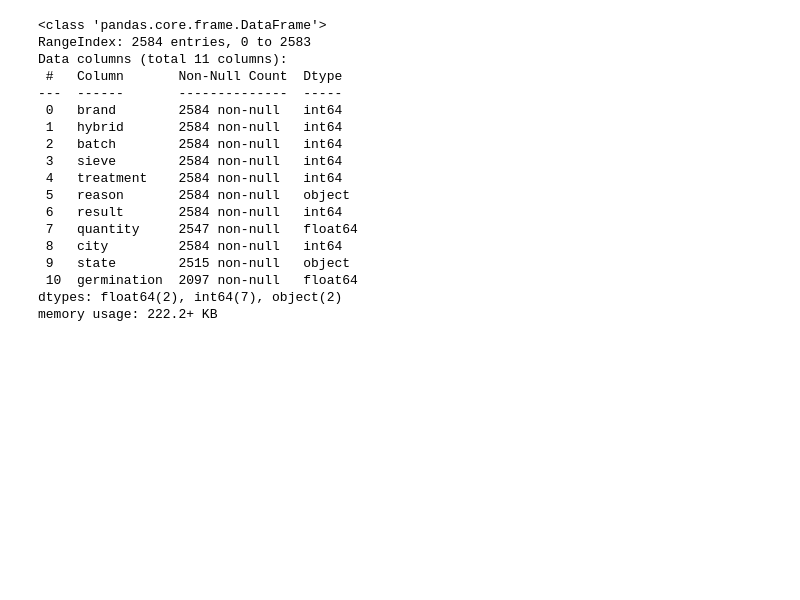
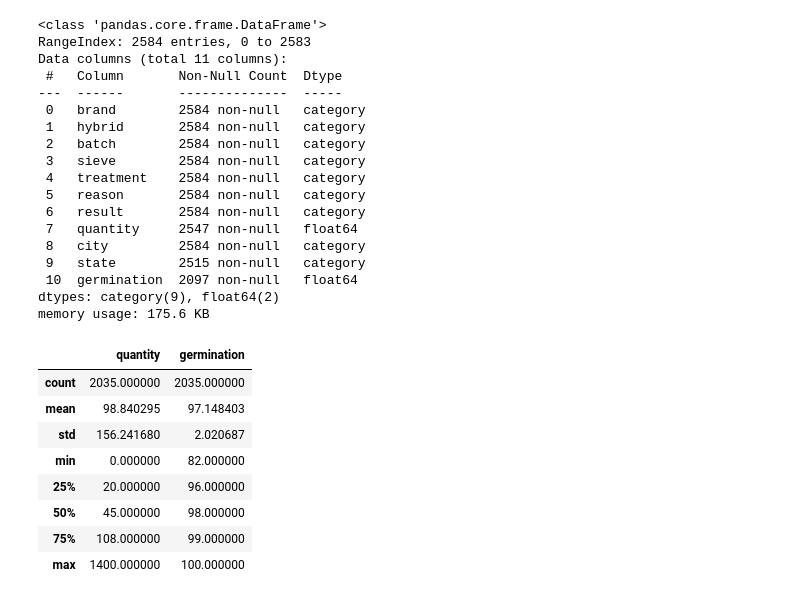
Before and after one commit to josehenriqueroveda/qc-classifier, a Jupyter notebook: qc_classifier/qc_ml.ipynb, the cells around one changed output. Drawn from its saved outputs; the diff is of its cells as text; code cells hidden in the pictures; blank space fills up the shorter version.

```diff
--- a/qc_classifier/qc_ml.ipynb
+++ b/qc_classifier/qc_ml.ipynb
@@ -26,3 +39,7 @@ df.head()
+# %%
+for cat_col in constants.CATEGORICAL_COLUMNS:
+    df[cat_col] = df[cat_col].astype('category')
+df['result'] = df['result'].astype('category')
 # %%
 df.info()
 # %% [output]
@@ -31,16 +48,29 @@ RangeIndex: 2584 entries, 0 to 2583
 Data columns (total 11 columns):
  #   Column       Non-Null Count  Dtype
 ---  ------       --------------  -----
- 0   brand        2584 non-null   int64
- 1   hybrid       2584 non-null   int64
- 2   batch        2584 non-null   int64
- 3   sieve        2584 non-null   int64
- 4   treatment    2584 non-null   int64
- 5   reason       2584 non-null   object
- 6   result       2584 non-null   int64
+ 0   brand        2584 non-null   category
+ 1   hybrid       2584 non-null   category
+ 2   batch        2584 non-null   category
+ 3   sieve        2584 non-null   category
+ 4   treatment    2584 non-null   category
+ 5   reason       2584 non-null   category
+ 6   result       2584 non-null   category
  7   quantity     2547 non-null   float64
- 8   city         2584 non-null   int64
- 9   state        2515 non-null   object
+ 8   city         2584 non-null   category
+ 9   state        2515 non-null   category
  10  germination  2097 non-null   float64
-dtypes: float64(2), int64(7), object(2)
-memory usage: 222.2+ KB
+dtypes: category(9), float64(2)
+memory usage: 175.6 KB
+# %%
+df.dropna(inplace=True)
+df.describe()
+# %% [output]
+|  | quantity | germination |
+| count | 2035.000000 | 2035.000000 |
+| mean | 98.840295 | 97.148403 |
+| std | 156.241680 | 2.020687 |
+| min | 0.000000 | 82.000000 |
+| 25% | 20.000000 | 96.000000 |
+| 50% | 45.000000 | 98.000000 |
+| 75% | 108.000000 | 99.000000 |
+| max | 1400.000000 | 100.000000 |
```
Also changed, not shown: parts of 15 cells of this notebook, 1 other file.
